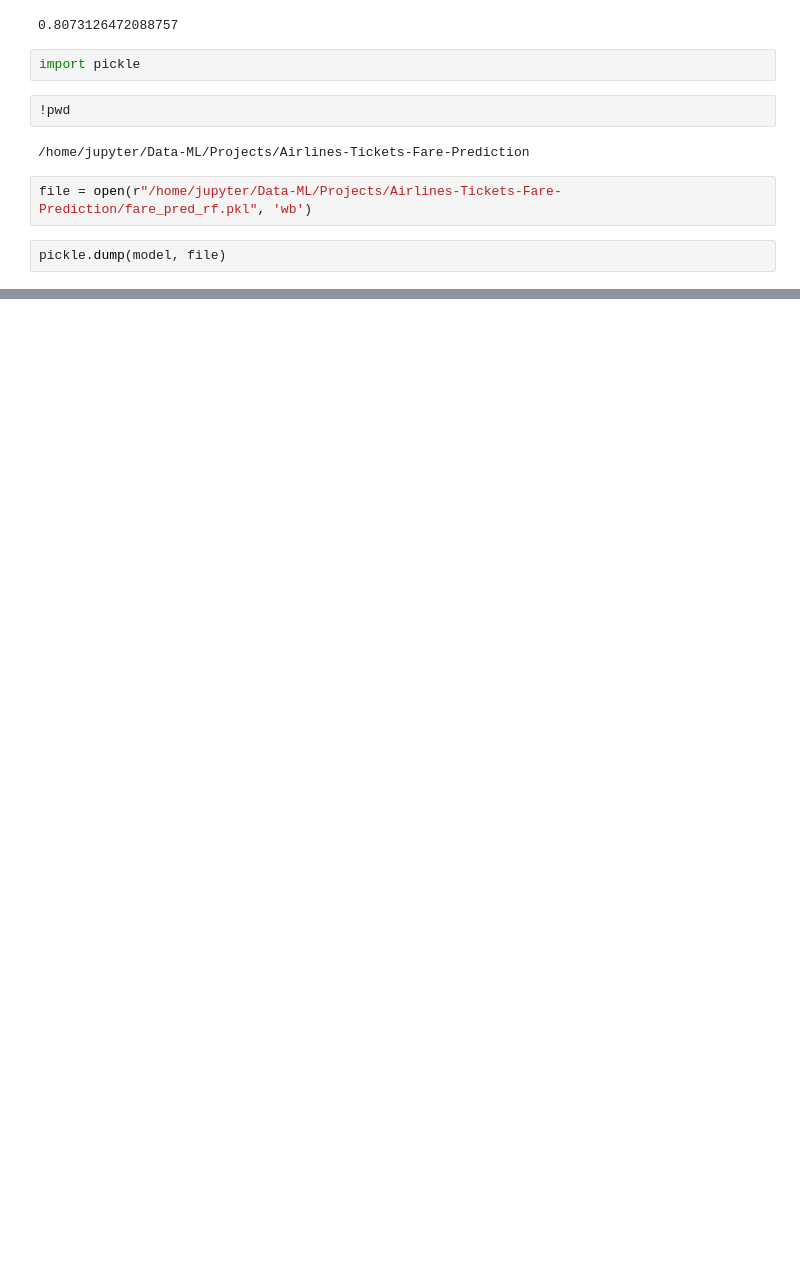
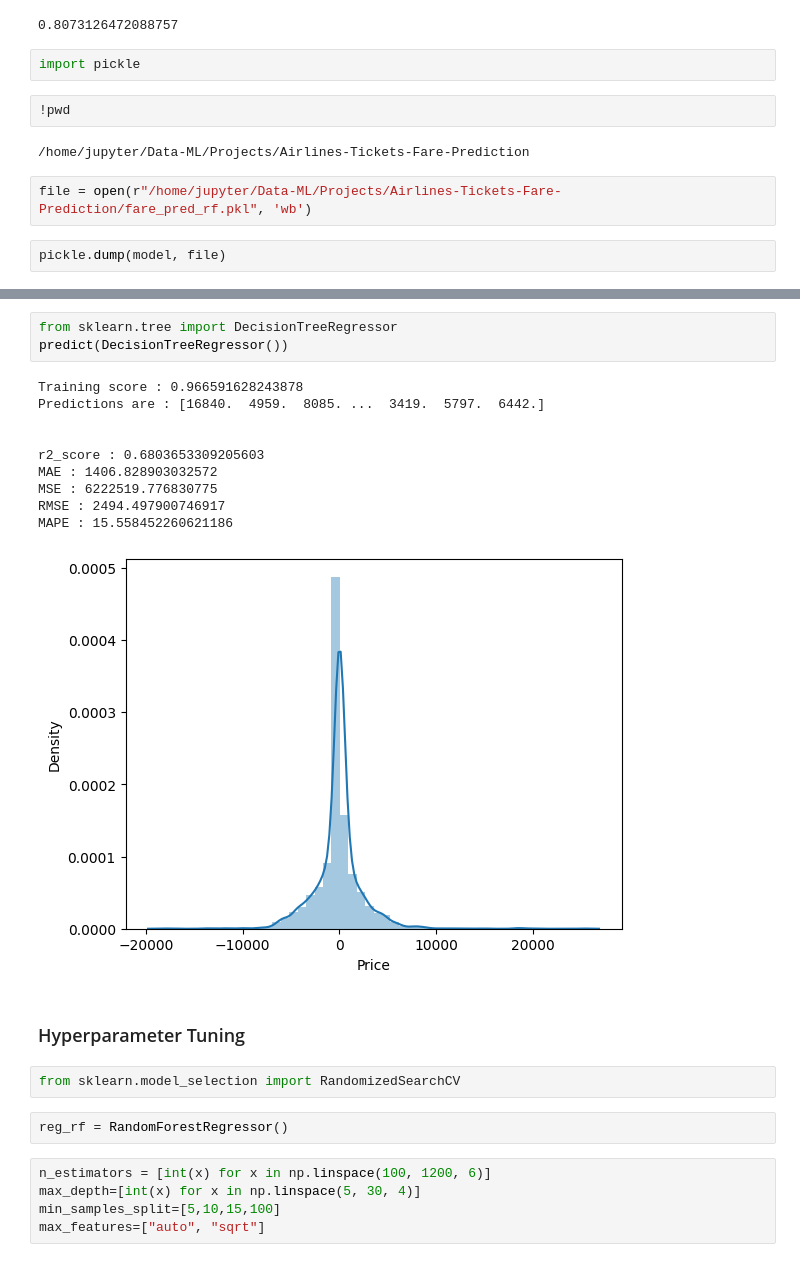
Before and after one commit to girdharik/Data-ML, a Jupyter notebook: Projects/Airlines-Tickets-Fare-Prediction/fare_prediction.ipynb, the cells around one changed output, grey strips where cells are left out. Cells and saved outputs as stored; diff of their text form; blank space fills up the shorter version.

```diff
--- a/Projects/Airlines-Tickets-Fare-Prediction/fare_prediction.ipynb
+++ b/Projects/Airlines-Tickets-Fare-Prediction/fare_prediction.ipynb
@@ -839,0 +879,25 @@ pickle.dump(model, file)
+# %%
+from sklearn.tree import DecisionTreeRegressor
+predict(DecisionTreeRegressor())
+# %% [output]
+Training score : 0.966591628243878
+Predictions are : [16840.  4959.  8085. ...  3419.  5797.  6442.]
+
+
+r2_score : 0.6803653309205603
+MAE : 1406.828903032572
+MSE : 6222519.776830775
+RMSE : 2494.497900746917
+MAPE : 15.558452260621186
+[figure, added]
+# %% [markdown]
+### Hyperparameter Tuning
+# %%
+from sklearn.model_selection import RandomizedSearchCV
+# %%
+reg_rf = RandomForestRegressor()
+# %%
+n_estimators = [int(x) for x in np.linspace(100, 1200, 6)]
+max_depth=[int(x) for x in np.linspace(5, 30, 4)]
+min_samples_split=[5,10,15,100]
+max_features=["auto", "sqrt"]
```
Also changed, not shown: parts of 10 cells of this notebook.
